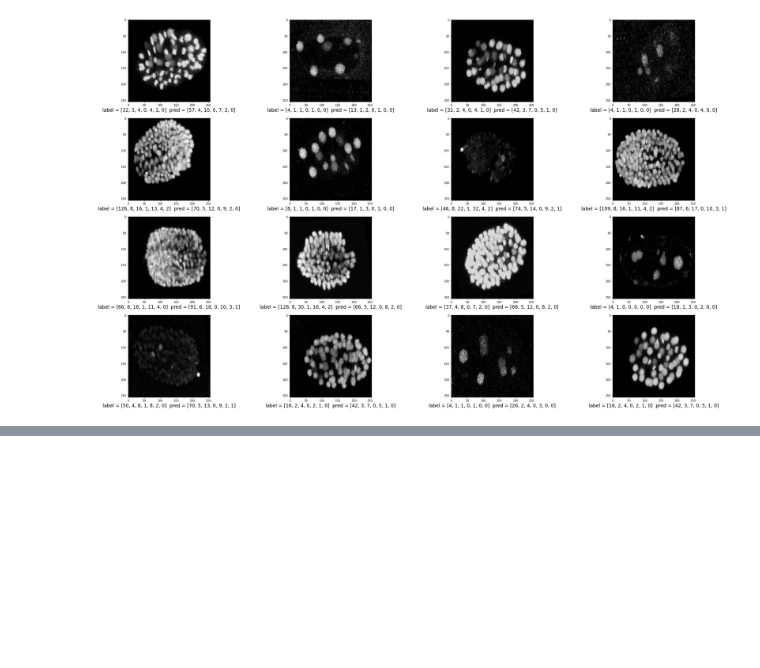
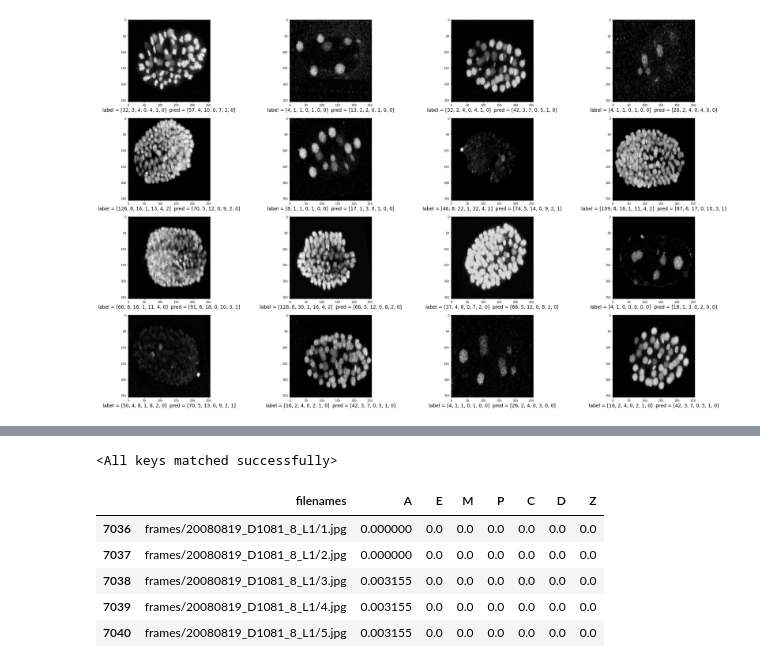
Before and after one commit to devoworm/GSoC-2020, a Jupyter notebook: Pre-trained Models (DevLearning)/notebooks/embryo_analysis/video_analysis/estimate_cell_family_population.ipynb, the cells around one changed output, grey strips where cells are left out. Saved outputs shown, nothing was run; the diff lists cells and outputs as text; code cells hidden in the pictures; blank space fills up the shorter version.

```diff
--- a/Pre-trained Models (DevLearning)/notebooks/embryo_analysis/video_analysis/estimate_cell_family_population.ipynb
+++ b/Pre-trained Models (DevLearning)/notebooks/embryo_analysis/video_analysis/estimate_cell_family_population.ipynb
@@ -396,0 +400,18 @@ torch.save(model.state_dict(), "/content/drive/My Drive/models/estimate_lineage_
+# %%
+model.load_state_dict(torch.load(save_path))
+# %% [output]
+<All keys matched successfully>
+# %%
+df_test = pd.read_csv("scaled_training_data.csv")
+df_single_cell = df_test[df_test['filenames'].str.contains("20080819_D1081_8_L1")]
+df_single_cell.columns = ["filenames", 'A', 'E', 'M', 'P', 'C', 'D', 'Z']
+# %%
+df_single_cell.head()
+# print(df_single_cell.info())
+# %% [output]
+|  | filenames | A | E | M | P | C | D | Z |
+| 7036 | frames/20080819_D1081_8_L1/1.jpg | 0.000000 | 0.0 | 0.0 | 0.0 | 0.0 | 0.0 | 0.0 |
+| 7037 | frames/20080819_D1081_8_L1/2.jpg | 0.000000 | 0.0 | 0.0 | 0.0 | 0.0 | 0.0 | 0.0 |
+| 7038 | frames/20080819_D1081_8_L1/3.jpg | 0.003155 | 0.0 | 0.0 | 0.0 | 0.0 | 0.0 | 0.0 |
+| 7039 | frames/20080819_D1081_8_L1/4.jpg | 0.003155 | 0.0 | 0.0 | 0.0 | 0.0 | 0.0 | 0.0 |
+| 7040 | frames/20080819_D1081_8_L1/5.jpg | 0.003155 | 0.0 | 0.0 | 0.0 | 0.0 | 0.0 | 0.0 |
```
Also changed, not shown: parts of 18 cells of this notebook.
